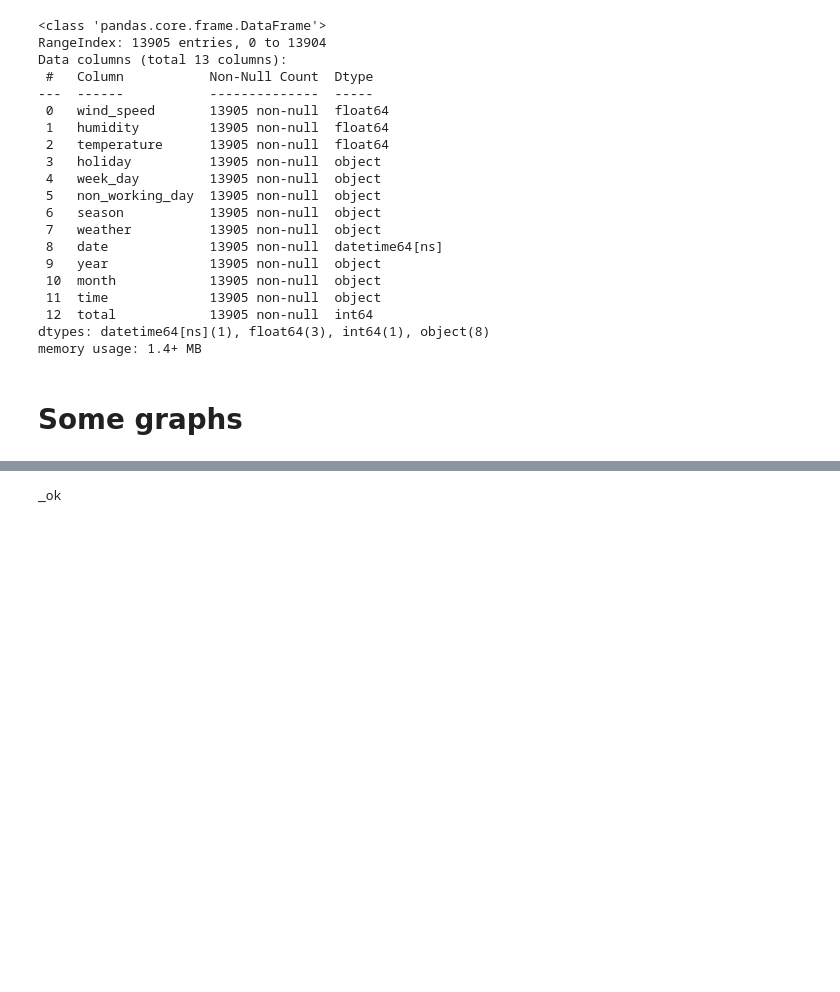
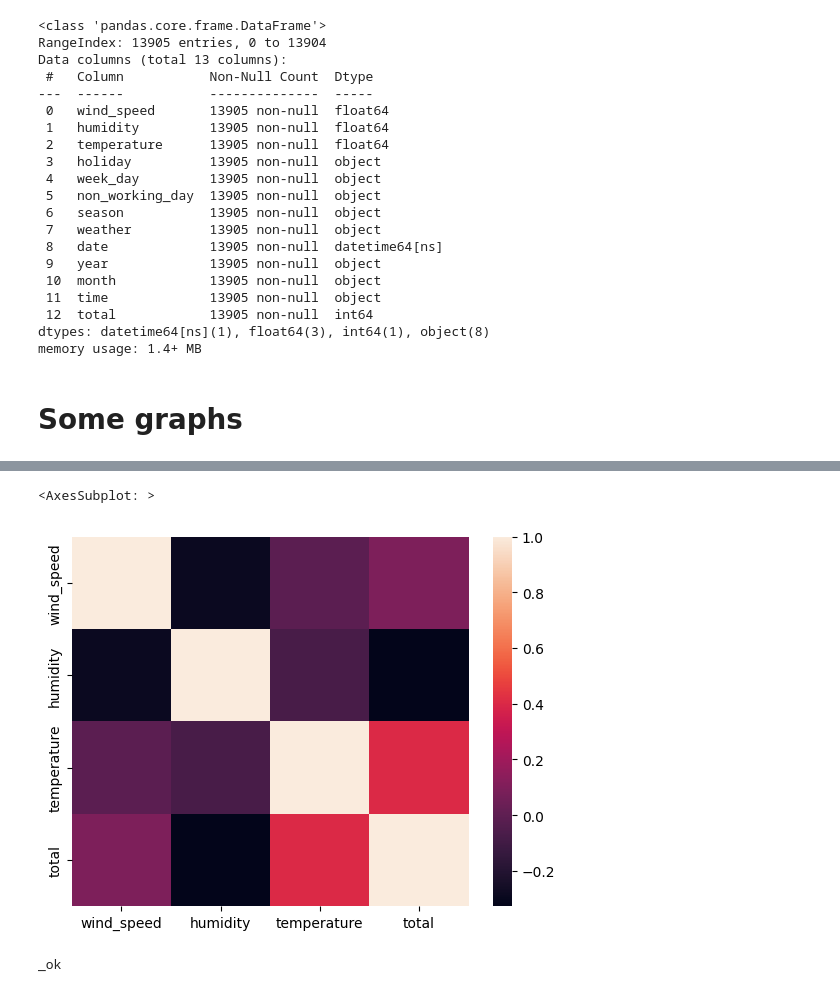
Before and after one commit to oecorrechag/Project-Italian, a Jupyter notebook: notebooks/2.0.0_descriptive.ipynb, the cells around one changed output, grey strips where cells are left out. Saved outputs shown, nothing was run; the diff lists cells and outputs as text; code cells hidden in the pictures; blank space fills up the shorter version.

```diff
--- a/notebooks/2.0.0_descriptive.ipynb
+++ b/notebooks/2.0.0_descriptive.ipynb
@@ -60,2 +77,9 @@ fig = px.line(df, x="date", y="total",
               title='Total per day')
 fig.show()
+# %%
+sns.heatmap(df.corr(),
+        xticklabels = df.corr().columns,
+        yticklabels = df.corr().columns)
+# %% [output]
+<AxesSubplot: >
+[figure, added]
```
Also changed, not shown: parts of 5 cells of this notebook.
